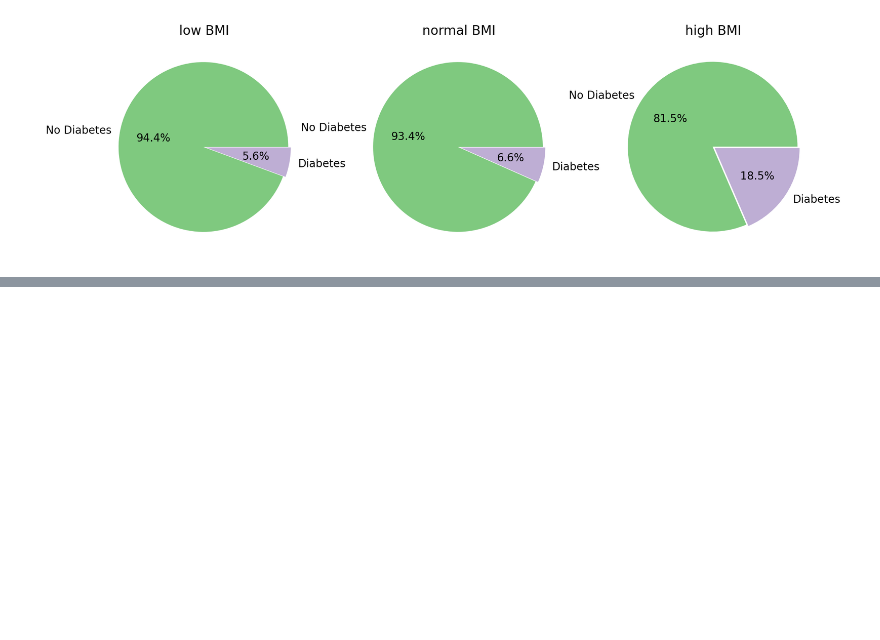
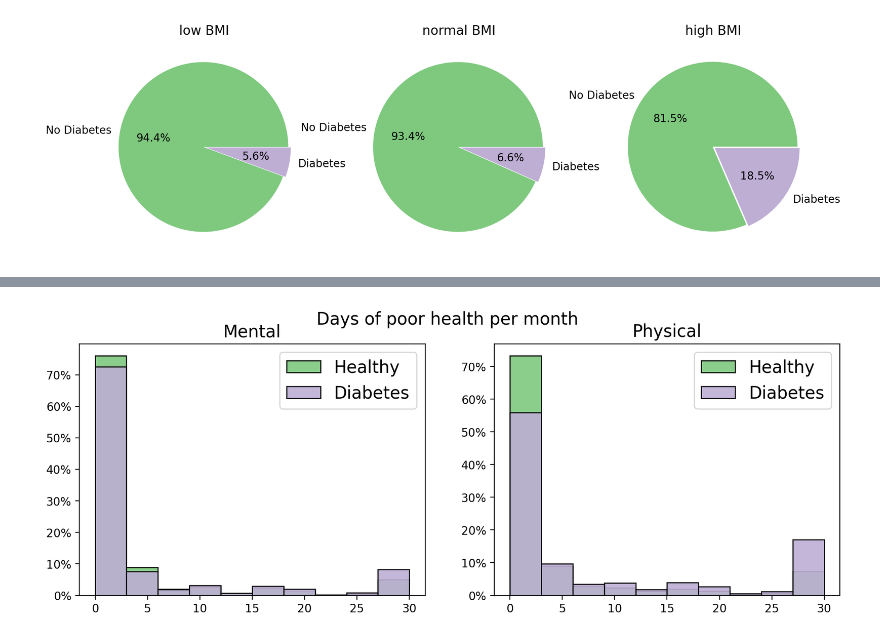
Before and after one commit to nadia-paz/cdc_diabetes, a Jupyter notebook: notebook.ipynb, the cells around one changed output, grey strips where cells are left out. Drawn from its saved outputs; the diff is of its cells as text; code cells hidden in the pictures; blank space fills up the shorter version.

```diff
--- a/notebook.ipynb
+++ b/notebook.ipynb
@@ -170,0 +170,4 @@ ex.bmi_piechart(under, normal, over)
+# %%
+ex.sick_days_viz(healthy, diabetes)
+# %% [output]
+[figure, added]
```
Also changed, not shown: parts of 24 cells of this notebook.
